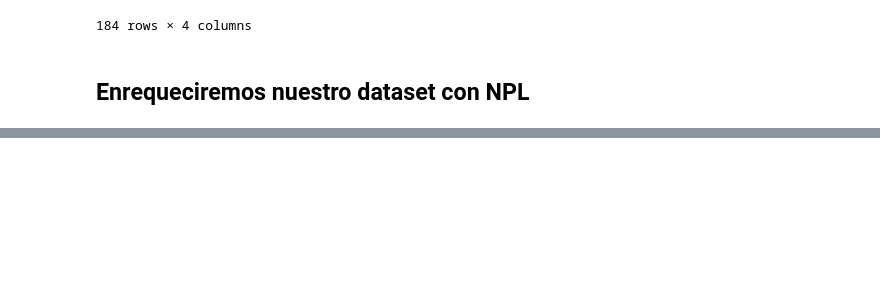
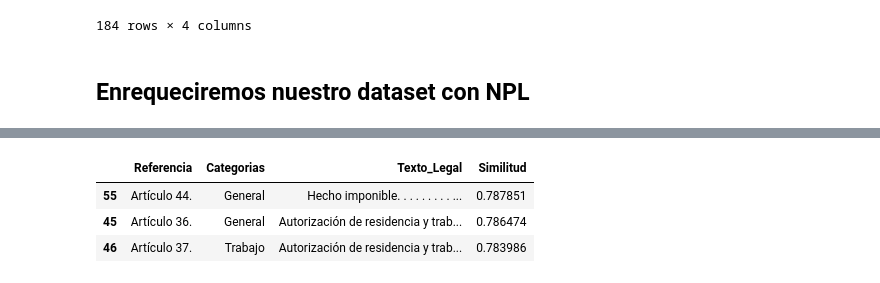
Before and after one commit to elius123ef/Data-Science, a Jupyter notebook: notebooks/Amigrante-personal-project/EDA-de-las-leyes-de-migracion.ipynb, the cells around one changed output, grey strips where cells are left out. Cells and saved outputs as stored; diff of their text form; code cells hidden in the pictures; blank space fills up the shorter version.

Commit message:
Se actualizo el codigo, y mejoramos nuestras metricas de similitudes

```diff
--- a/notebooks/Amigrante-personal-project/EDA-de-las-leyes-de-migracion.ipynb
+++ b/notebooks/Amigrante-personal-project/EDA-de-las-leyes-de-migracion.ipynb
@@ -246,0 +248,12 @@ Generando vectores de la ley...
+# %%
+# 1. Cargamos el nuevo modelo
+# Es más pesado pero mucho más preciso para español legal
+model = SentenceTransformer('intfloat/multilingual-e5-large')
+
+# 2. IMPORTANTE: E5 requiere un prefijo para distinguir qué es una búsqueda
+# Para los textos de la ley usamos: "passage: "
+textos_con_prefijo = ["passage: " + str(t) for t in df_ley['Texto_Limpio'].tolist()]
+embeddings_ley = model.encode(textos_con_prefijo, show_progress_bar=True, normalize_embeddings=True)
+
+# Guardamos los nuevos vectores
+df_ley['Vector'] = [v.tolist() for v in embeddings_ley]
@@ -278,0 +323,10 @@ Error:
+# %%
+# --- TEST FINAL ---
+pregunta = "Como puedo hacer pan?"
+df_resultados = buscar_asesoria_pro(pregunta, df_ley)
+df_resultados
+# %% [output]
+|  | Referencia | Categorias | Texto_Legal | Similitud |
+| 55 | Artículo 44. | General | Hecho imponible. . . . . . . . . ... | 0.787851 |
+| 45 | Artículo 36. | General | Autorización de residencia y trab... | 0.786474 |
+| 46 | Artículo 37. | Trabajo | Autorización de residencia y trab... | 0.783986 |
```
Also changed, not shown: parts of 9 cells of this notebook, 2 other files.
